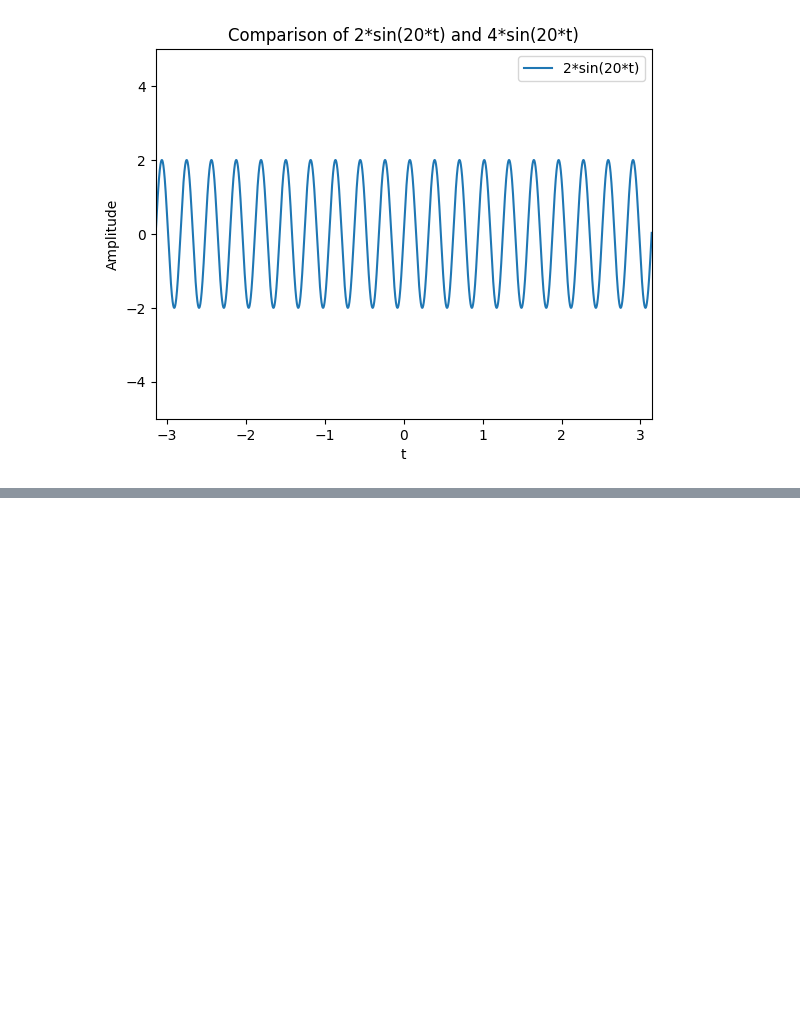
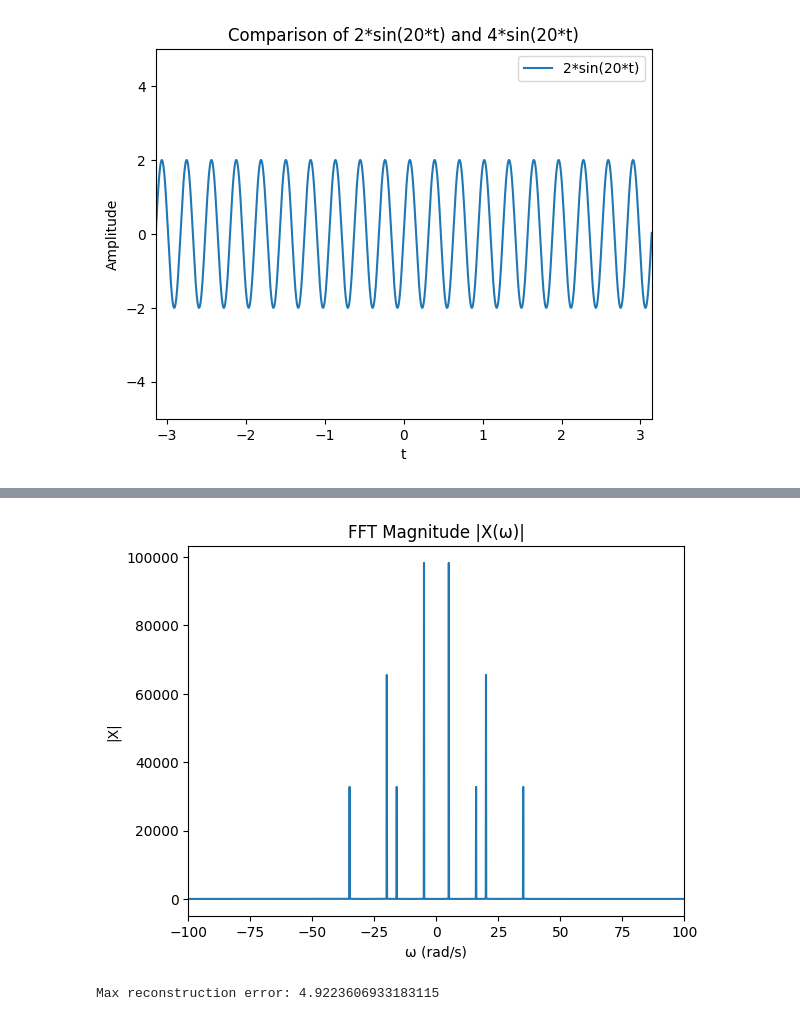
Before and after one commit to Glaysia/test, a Jupyter notebook: workspace/data/see_data.ipynb, the cells around one changed output, grey strips where cells are left out. Cells and saved outputs as stored; diff of their text form; code cells hidden in the pictures; blank space fills up the shorter version.

```diff
--- a/workspace/data/see_data.ipynb
+++ b/workspace/data/see_data.ipynb
@@ -121,0 +169,44 @@ NameError: name 'y1' is not defined
+# %%
+import numpy as np
+import matplotlib.pyplot as plt
+
+# ============================
+# FFT comparison and validation
+# ============================
+
+# Load FFT outputs generated by C pipeline
+spec_re = np.loadtxt('fft_stupid_real.txt')
+spec_im = np.loadtxt('fft_stupid_imag.txt')
+spec = spec_re + 1j * spec_im
+
+# Construct angular‑frequency axis ω (rad/s)
+N = spec.size
+dt = (20 * np.pi) / (N - 1)          # sampling interval from time axis
+omega = np.fft.fftfreq(N, d=dt) * 2 * np.pi
+
+# Sort for ascending ω, then plot magnitude
+idx = np.argsort(omega)
+omega_sorted = omega[idx]
+mag_sorted   = np.abs(spec[idx])
+
+plt.figure()
+plt.plot(omega_sorted, mag_sorted)
+plt.title('FFT Magnitude |X(ω)|')
+plt.xlabel('ω (rad/s)')
+plt.ylabel('|X|')
+# Zoom tighter around main spectral lobe (≈ ±20 rad/s)
+plt.xlim(-100, 100)            # zoom into low‑freq region for visibility
+# plt.xlim(18, 22)            # zoom into low‑freq region for visibility
+# plt.xlim(18, 22)            # zoom into low‑freq region for visibility
+plt.show()
+
+# Sanity check: IFFT back to time domain and compare with original y1
+recon = np.fft.ifft(spec).real
+max_err = np.max(np.abs(recon - y1))
+print('Max reconstruction error:', max_err)
+
+
+# 이건 또 예쁘죠? https://www.youtube.com/watch?v=Mc9PHZ3H36M
+# %% [output]
+[figure, added]
+Max reconstruction error: 4.9223606933183115
```
Also changed, not shown: parts of 2 cells of this notebook, 4 other files.
